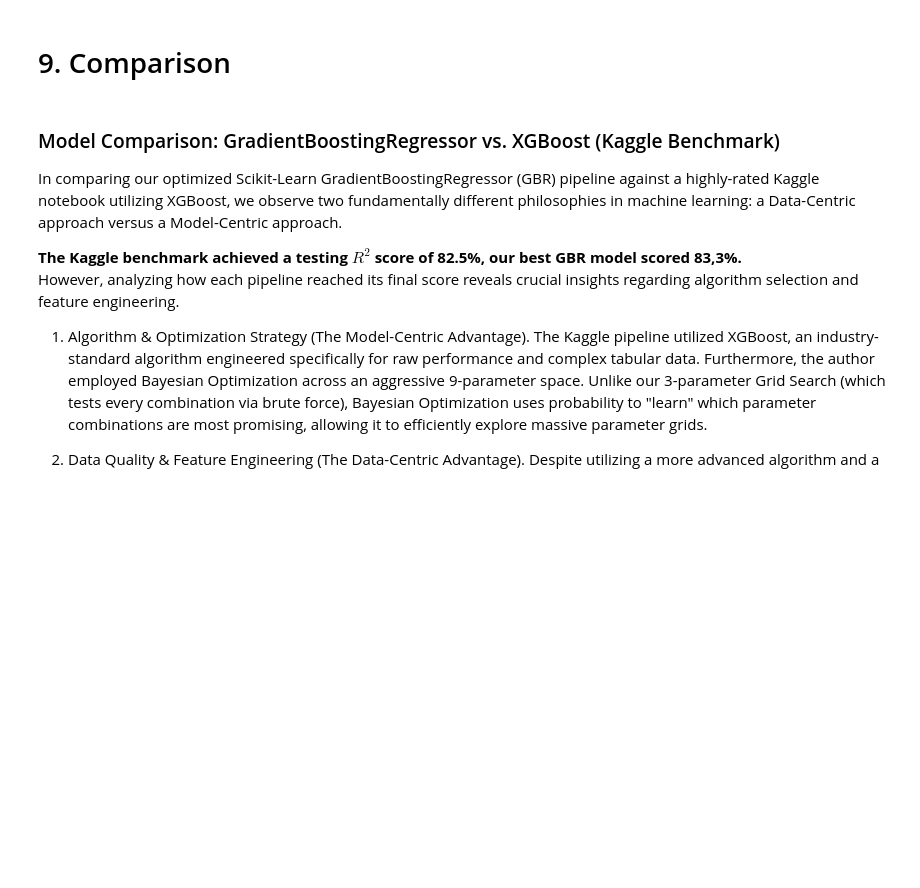
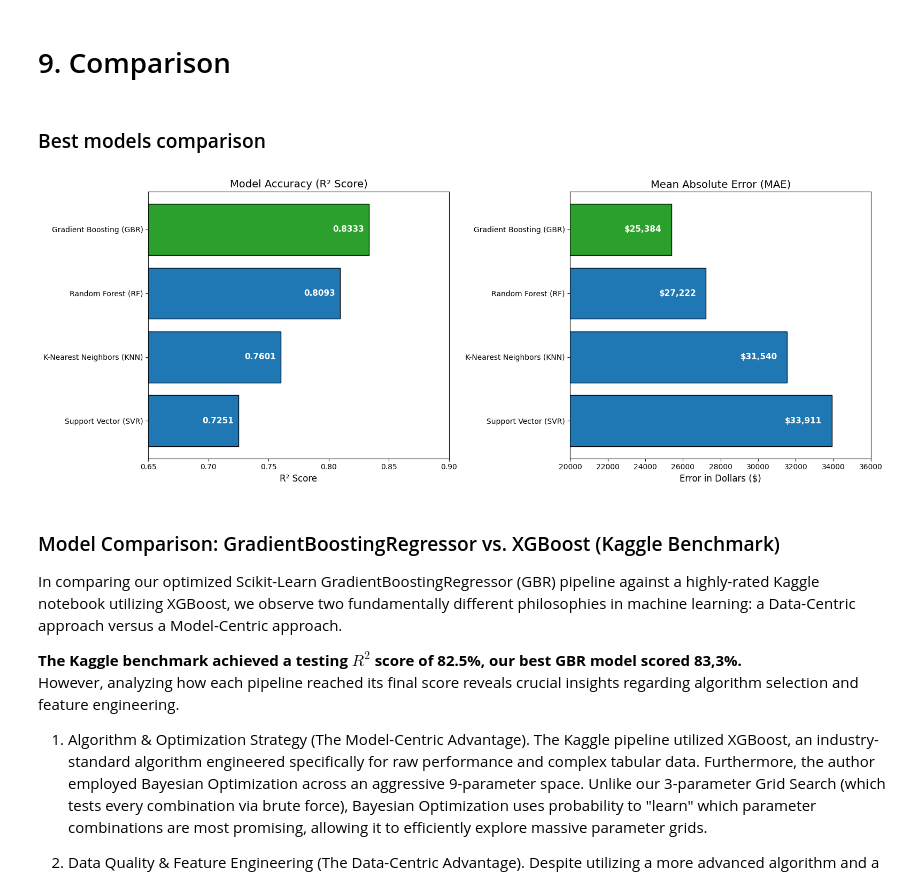
Before and after one commit to Projekty-IiE/NeuralEnjoyers, a Jupyter notebook: ML_Regression/ML_Regression.ipynb, the cells around one changed output. Drawn from its saved outputs; the diff is of its cells as text; code cells hidden in the pictures; blank space fills up the shorter version.

Commit message:
Add comparison chart.

```diff
--- a/ML_Regression/ML_Regression.ipynb
+++ b/ML_Regression/ML_Regression.ipynb
@@ -839,6 +839,42 @@ Testing C with values: [1, 100, 10000, 100000]...
 Minimal penalty budget (C=1) results in catastrophical underfitting: negative R-squared means that the model performs worse than if it just predicted the average every time. Peak performance is achieved at the setting of C=100 000.
 # %% [markdown]
 # <a id="sekcja-comp"></a>9. Comparison
+# %% [markdown]
+### Best models comparison
+# %%
+data = {
+    'Model': ['Gradient Boosting (GBR)', 'Random Forest (RF)', 'K-Nearest Neighbors (KNN)', 'Support Vector (SVR)'],
+    'R2_Score': [0.8333, 0.8093, 0.7601, 0.7251],
+    'MAE': [25384, 27222, 31540, 33911]}
+
+results_df = pd.DataFrame(data).sort_values(by='R2_Score', ascending=False).reset_index(drop=True)
+
+fig, axes = plt.subplots(1, 2, figsize=(16, 6))
+colors = ['#2ca02c', '#1f77b4', '#1f77b4', '#1f77b4']
+
+# --- Plot 1: R-Squared ---
+plot_df = results_df.sort_values(by='R2_Score', ascending=True)
+
+axes[0].barh(plot_df['Model'], plot_df['R2_Score'], color=colors[::-1], edgecolor='black')
+axes[0].set_title('Model Accuracy (R² Score)', fontsize=14)
+axes[0].set_xlabel('R² Score', fontsize=12)
+axes[0].set_xlim(0.65, 0.90)
+for index, value in enumerate(plot_df['R2_Score']):
+    axes[0].text(value - 0.03, index, f'{value:.4f}', color='white', va='center', fontweight='bold', fontsize=11)
+
+# --- Plot 2: Mean Absolute Error ---
+axes[1].barh(plot_df['Model'], plot_df['MAE'], color=colors[::-1], edgecolor='black')
+axes[1].set_title('Mean Absolute Error (MAE)', fontsize=14)
+axes[1].set_xlabel('Error in Dollars ($)', fontsize=12)
+axes[1].set_xlim(20000, 36000)
+
+for index, value in enumerate(plot_df['MAE']):
+    axes[1].text(value - 2500, index, f'${value:,.0f}', color='white', va='center', fontweight='bold', fontsize=11)
+
+plt.tight_layout()
+plt.show()
+# %% [output]
+[figure, added]
 # %% [markdown]
 ### Model Comparison: GradientBoostingRegressor vs. XGBoost (Kaggle Benchmark)
 
```
Also changed, not shown: parts of 2 cells of this notebook.
